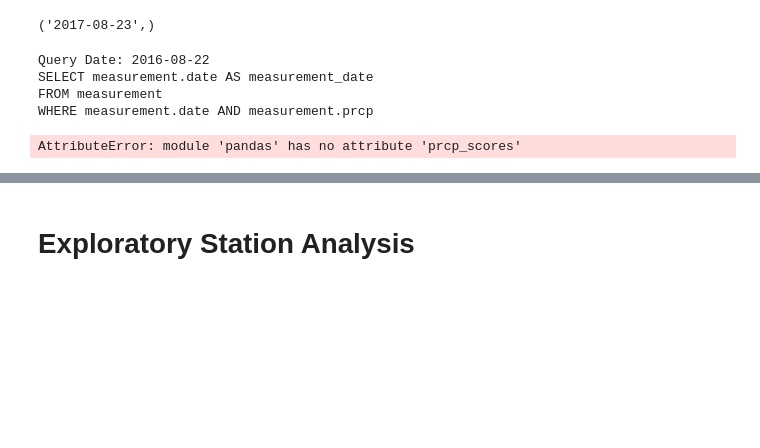
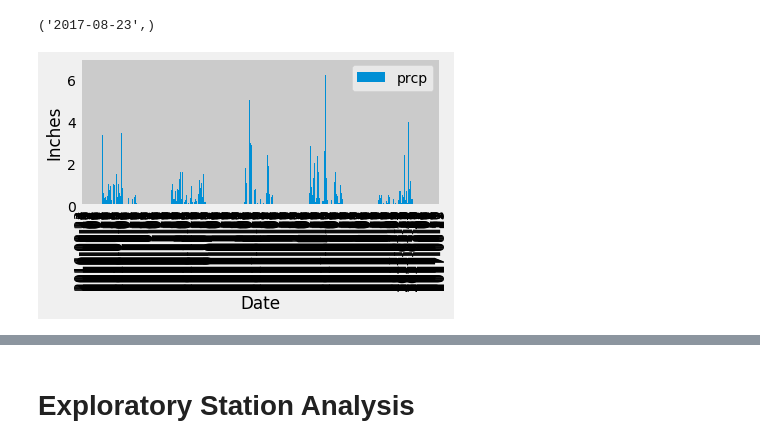
Before and after one commit to lorelles/sqlalchemy-challenge, a Jupyter notebook: climate_starter.ipynb, the cells around one changed output, grey strips where cells are left out. Drawn from its saved outputs; the diff is of its cells as text; code cells hidden in the pictures; blank space fills up the shorter version.

```diff
--- a/climate_starter.ipynb
+++ b/climate_starter.ipynb
@@ -39,8 +39,8 @@ Base.classes.keys()
 ['measurement', 'station']
 # %%
 # Save references to each table
-Station = Base.classes.station
-Measurement = Base.classes.measurement
+station = Base.classes.station
+measurement = Base.classes.measurement
 # %%
 # Create our session (link) from Python to the DB
 session = Session(engine)
@@ -56,28 +56,37 @@ print(latest_date)
 # %%
 # Design a query to retrieve the last 12 months of precipitation data and plot the results.
 # Starting from the most recent data point in the database.
 # Calculate the date one year from the last date in data set.
 
 last_year_date=dt.date(2017, 8, 23) - dt.timedelta(days=366)
-print('Query Date:', last_year_date)
+#print('Query Date:', last_year_date)
 
 # Perform a query to retrieve the data[sic date] and precipitation scores
-prcp_scores=session.query(Measurement.date,).filter(Measurement.date).filter(Measurement.prcp)
-print(prcp_scores)
+#prcp_scores=session.query(Measurement.date).filter(Measurement.date).filter(Measurement.prcp).group_by(Measurement.date).order_by(Measurement.date).all()
+prcp_scores=session.query(measurement.date,func.max(measurement.prcp))\
+    .filter(func.strftime('%Y-%m-%d',measurement.date) > last_year_date)\
+    .group_by(measurement.date).all()
+#prcp_scores=engine.execute('SELECT * FROM Measurement Where date BETWEEN 2016-08-22 AND 2017-08-23').fetchall()
+#print(prcp_scores)
+
 # Save the query results as a Pandas DataFrame and set the index to the date column
-#online query: prcp_scores=pd.read_sql("SELECT * FROM prcp_scores"), con=engine
-prcp_scores_df = pd.prcp_scores(Measurement, columns=['date', 'prcp'])
+#prcp_scores=pd.read_sql('SELECT * FROM prcp_scores'), con=engine
+
+prcp_scores_df = pd.DataFrame(prcp_scores, columns=['date', 'prcp'])
+#prcp_scores_df=pd.read_sql("SELECT * FROM prcp_scores"), con=engine
 
 # Sort the dataframe by date
-
+prcp_scores_df.set_index('date', inplace=True)
 
 # Use Pandas Plotting with Matplotlib to plot the data
+
+prcp_scores_df.plot.bar()
+plt.xlabel("Date")
+plt.ylabel("Inches")
+plt.tight_layout()
+plt.show()
 # %% [output]
-Query Date: 2016-08-22
-SELECT measurement.date AS measurement_date
-FROM measurement
-WHERE measurement.date AND measurement.prcp
-AttributeError: module 'pandas' has no attribute 'prcp_scores'
+[figure, added]
 # %%
 # Use Pandas to calcualte the summary statistics for the precipitation data
 
```
Also changed, not shown: parts of 14 cells of this notebook, 1 other file.
